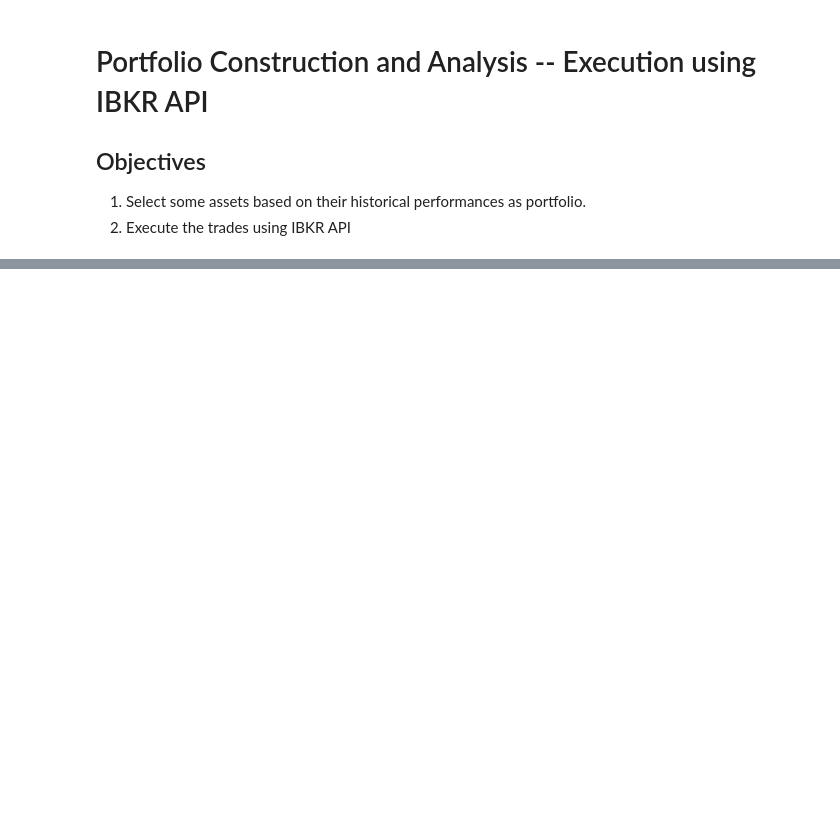
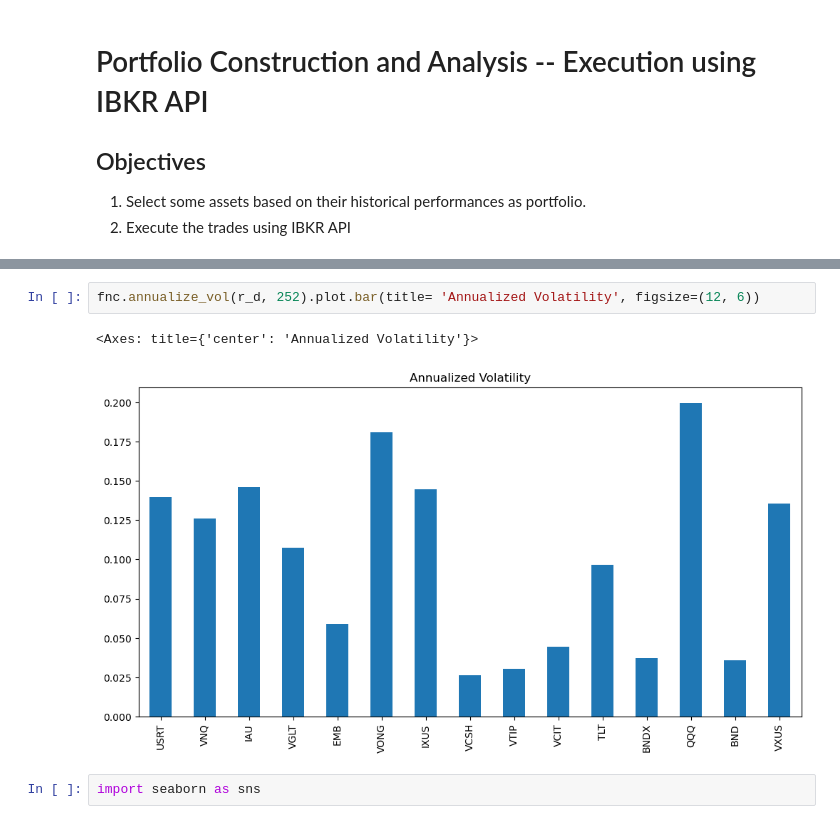
Before and after one commit to Titiksh-07/Portfolio-Construction-and-Analysis, a Jupyter notebook: notebooks/Portfolio_construction_7_execution.ipynb, the cells around one changed output, grey strips where cells are left out. Drawn from its saved outputs; the diff is of its cells as text; blank space fills up the shorter version.

```diff
--- a/notebooks/Portfolio_construction_7_execution.ipynb
+++ b/notebooks/Portfolio_construction_7_execution.ipynb
@@ -23,0 +91,7 @@ ModuleNotFoundError: No module named 'functions_1'
+# %%
+fnc.annualize_vol(r_d, 252).plot.bar(title= 'Annualized Volatility', figsize=(12, 6))
+# %% [output]
+<Axes: title={'center': 'Annualized Volatility'}>
+[figure, added]
+# %%
+import seaborn as sns
```
Also changed, not shown: parts of 18 cells of this notebook, 1 other file.
